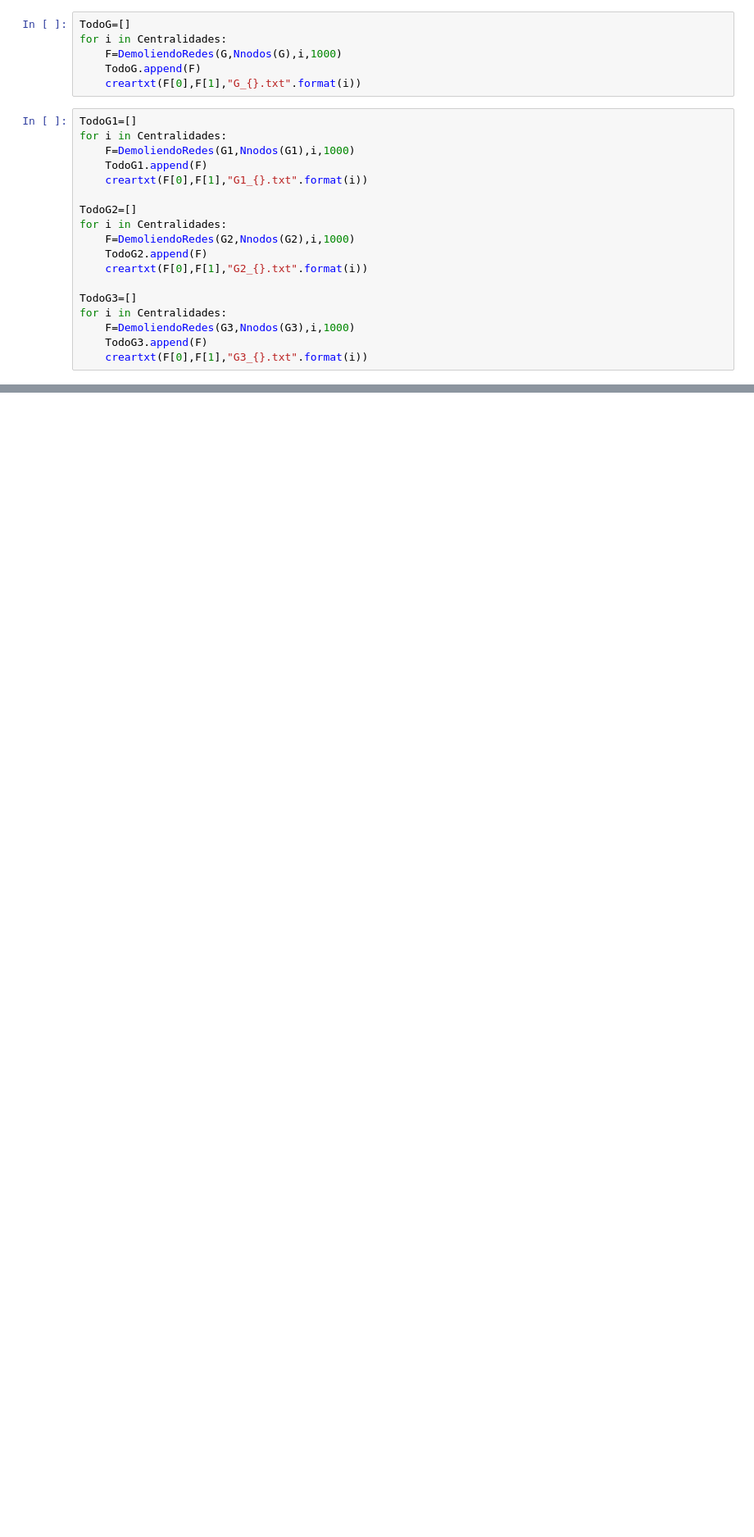
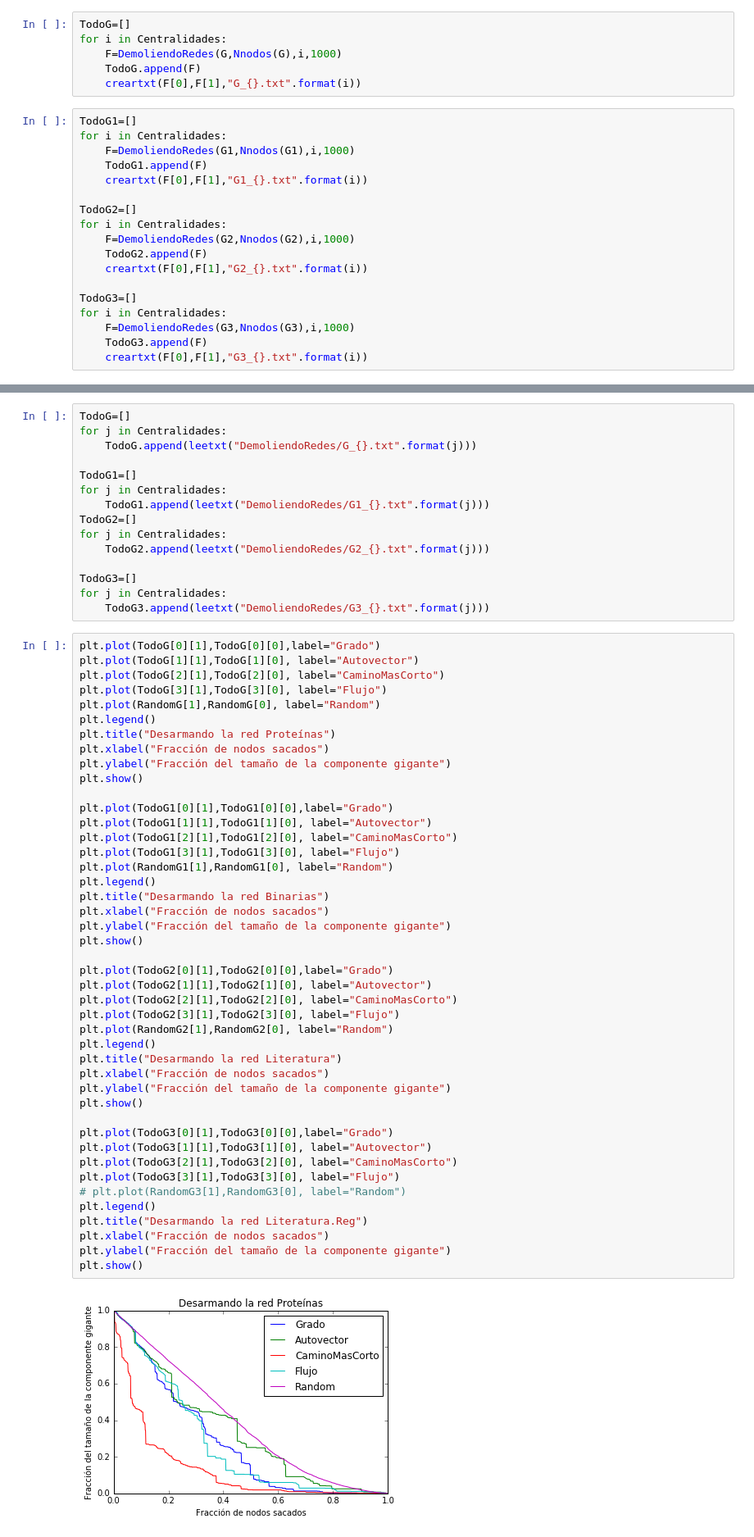
Before and after one commit to vms10/tp2, a Jupyter notebook: tp2.ipynb, the cells around one changed output, grey strips where cells are left out. Shown: that part at 82% size. Cells and saved outputs as stored; diff of their text form; blank space fills up the shorter version.

Commit message:
random. falta el G3

```diff
--- a/tp2.ipynb
+++ b/tp2.ipynb
@@ -398,0 +424,61 @@ creartxt(RandomG3[0],RandomG3[1],"G3_Random.txt")
+# %%
+TodoG=[]
+for j in Centralidades:
+    TodoG.append(leetxt("DemoliendoRedes/G_{}.txt".format(j)))
+
+TodoG1=[]
+for j in Centralidades:
+    TodoG1.append(leetxt("DemoliendoRedes/G1_{}.txt".format(j)))
+TodoG2=[]
+for j in Centralidades:
+    TodoG2.append(leetxt("DemoliendoRedes/G2_{}.txt".format(j)))
+
+TodoG3=[]
+for j in Centralidades:
+    TodoG3.append(leetxt("DemoliendoRedes/G3_{}.txt".format(j)))
+# %%
+plt.plot(TodoG[0][1],TodoG[0][0],label="Grado")
+plt.plot(TodoG[1][1],TodoG[1][0], label="Autovector")
+plt.plot(TodoG[2][1],TodoG[2][0], label="CaminoMasCorto")
+plt.plot(TodoG[3][1],TodoG[3][0], label="Flujo")
+plt.plot(RandomG[1],RandomG[0], label="Random")
+plt.legend()
+plt.title("Desarmando la red Proteínas")
+plt.xlabel("Fracción de nodos sacados")
+plt.ylabel("Fracción del tamaño de la componente gigante")
+plt.show()
+
+plt.plot(TodoG1[0][1],TodoG1[0][0],label="Grado")
+plt.plot(TodoG1[1][1],TodoG1[1][0], label="Autovector")
+plt.plot(TodoG1[2][1],TodoG1[2][0], label="CaminoMasCorto")
+plt.plot(TodoG1[3][1],TodoG1[3][0], label="Flujo")
+plt.plot(RandomG1[1],RandomG1[0], label="Random")
+plt.legend()
+plt.title("Desarmando la red Binarias")
+plt.xlabel("Fracción de nodos sacados")
+plt.ylabel("Fracción del tamaño de la componente gigante")
+plt.show()
+
+plt.plot(TodoG2[0][1],TodoG2[0][0],label="Grado")
+plt.plot(TodoG2[1][1],TodoG2[1][0], label="Autovector")
+plt.plot(TodoG2[2][1],TodoG2[2][0], label="CaminoMasCorto")
+plt.plot(TodoG2[3][1],TodoG2[3][0], label="Flujo")
+plt.plot(RandomG2[1],RandomG2[0], label="Random")
+plt.legend()
+plt.title("Desarmando la red Literatura")
+plt.xlabel("Fracción de nodos sacados")
+plt.ylabel("Fracción del tamaño de la componente gigante")
+plt.show()
+
+plt.plot(TodoG3[0][1],TodoG3[0][0],label="Grado")
+plt.plot(TodoG3[1][1],TodoG3[1][0], label="Autovector")
+plt.plot(TodoG3[2][1],TodoG3[2][0], label="CaminoMasCorto")
+plt.plot(TodoG3[3][1],TodoG3[3][0], label="Flujo")
+# plt.plot(RandomG3[1],RandomG3[0], label="Random")
+plt.legend()
+plt.title("Desarmando la red Literatura.Reg")
+plt.xlabel("Fracción de nodos sacados")
+plt.ylabel("Fracción del tamaño de la componente gigante")
+plt.show()
+# %% [output]
+[figure, added]
```
Also changed, not shown: parts of 17 cells of this notebook, 3 other files.
